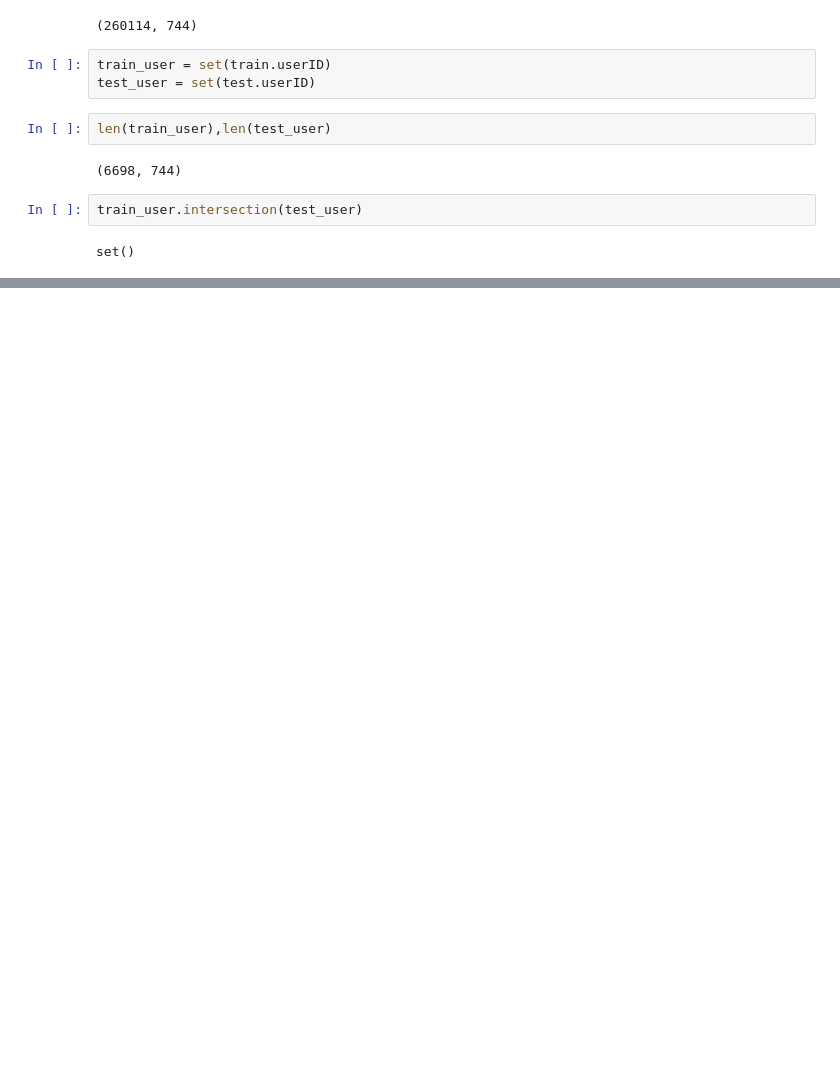
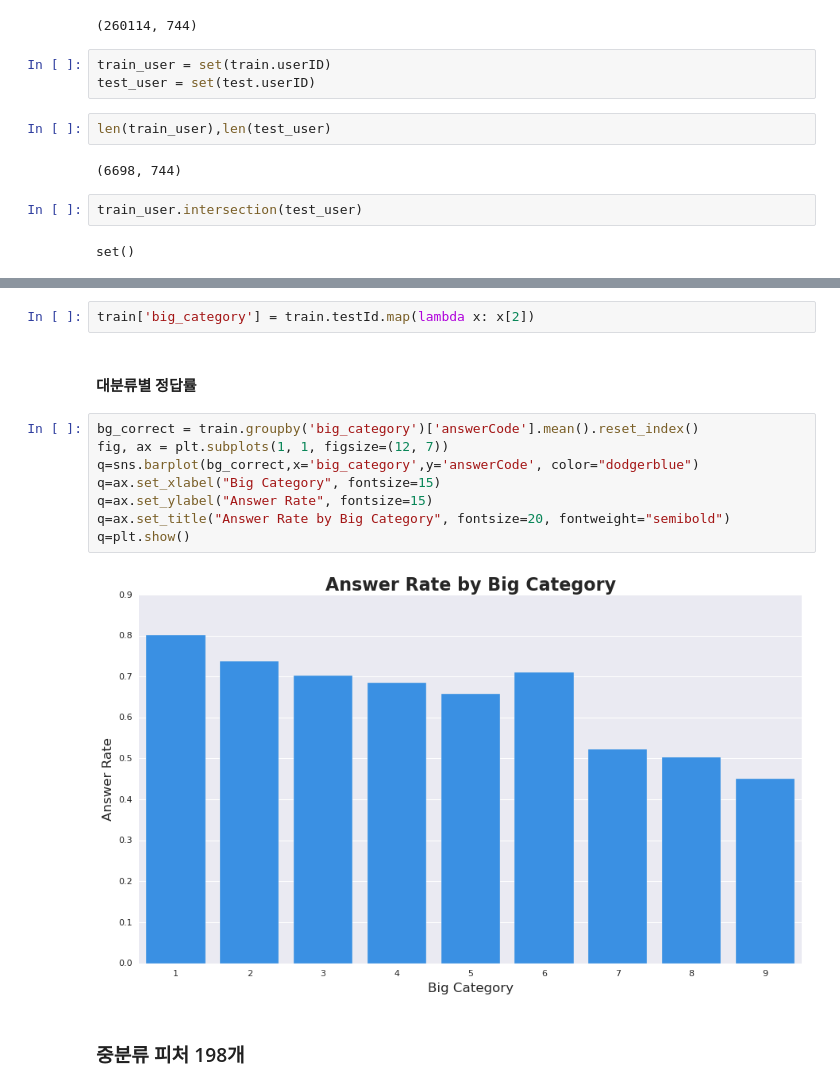
Before and after one commit to boostcampaitech4lv23recsys2/level2_dkt_recsys-level2-recsys-08, a Jupyter notebook: EDA/EDA_cwj.ipynb, the cells around one changed output, grey strips where cells are left out. Cells and saved outputs as stored; diff of their text form; blank space fills up the shorter version.

```diff
--- a/EDA/EDA_cwj.ipynb
+++ b/EDA/EDA_cwj.ipynb
@@ -79,0 +196,16 @@ set()
+# %%
+train['big_category'] = train.testId.map(lambda x: x[2])
+# %% [markdown]
+#### 대분류별 정답률
+# %%
+bg_correct = train.groupby('big_category')['answerCode'].mean().reset_index()
+fig, ax = plt.subplots(1, 1, figsize=(12, 7))
+q=sns.barplot(bg_correct,x='big_category',y='answerCode', color="dodgerblue")
+q=ax.set_xlabel("Big Category", fontsize=15)
+q=ax.set_ylabel("Answer Rate", fontsize=15)
+q=ax.set_title("Answer Rate by Big Category", fontsize=20, fontweight="semibold")
+q=plt.show()
+# %% [output]
+[figure, added]
+# %% [markdown]
+### 중분류 피처 198개
```
Also changed, not shown: parts of 31 cells of this notebook, 1 other file.
